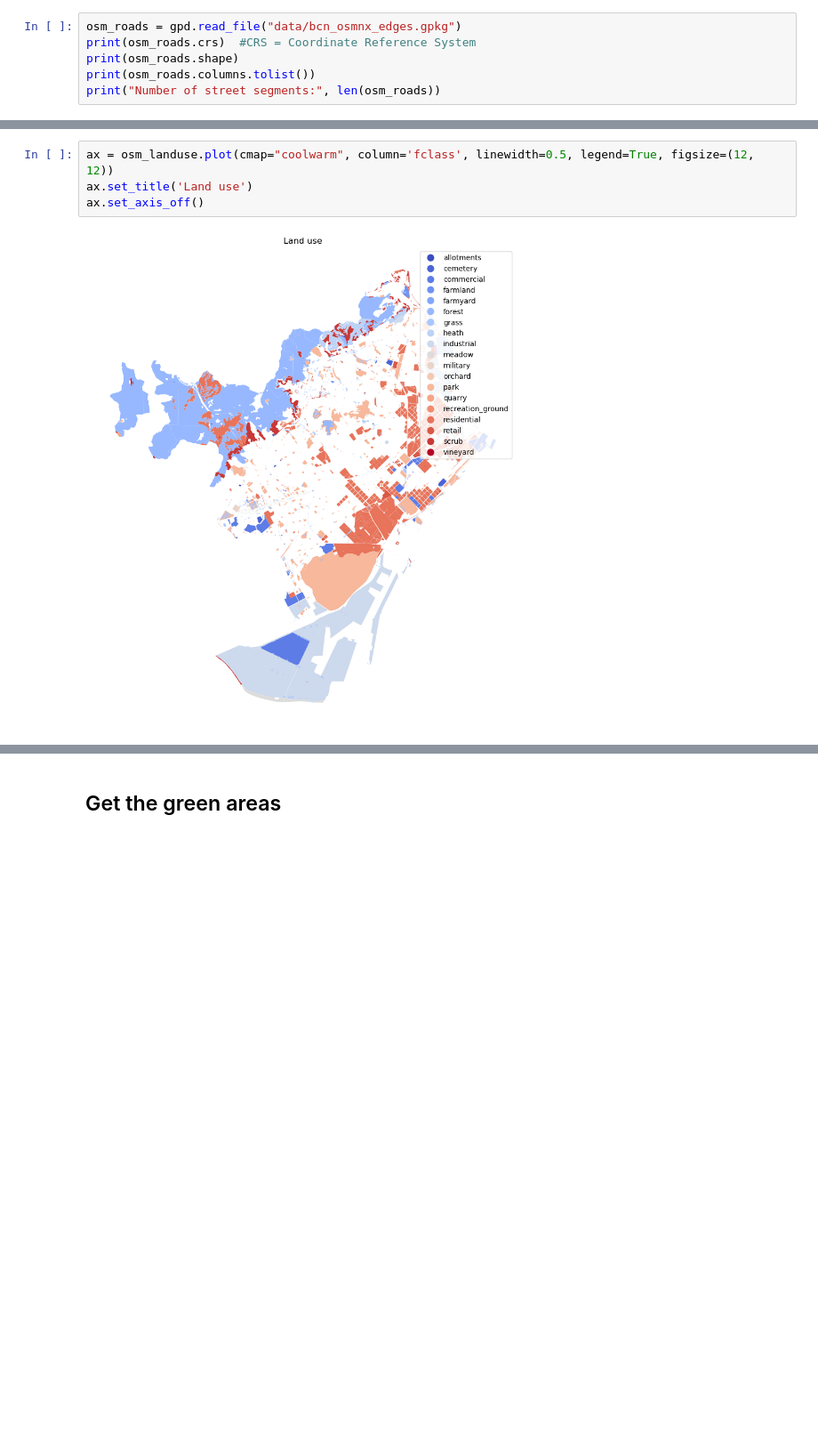
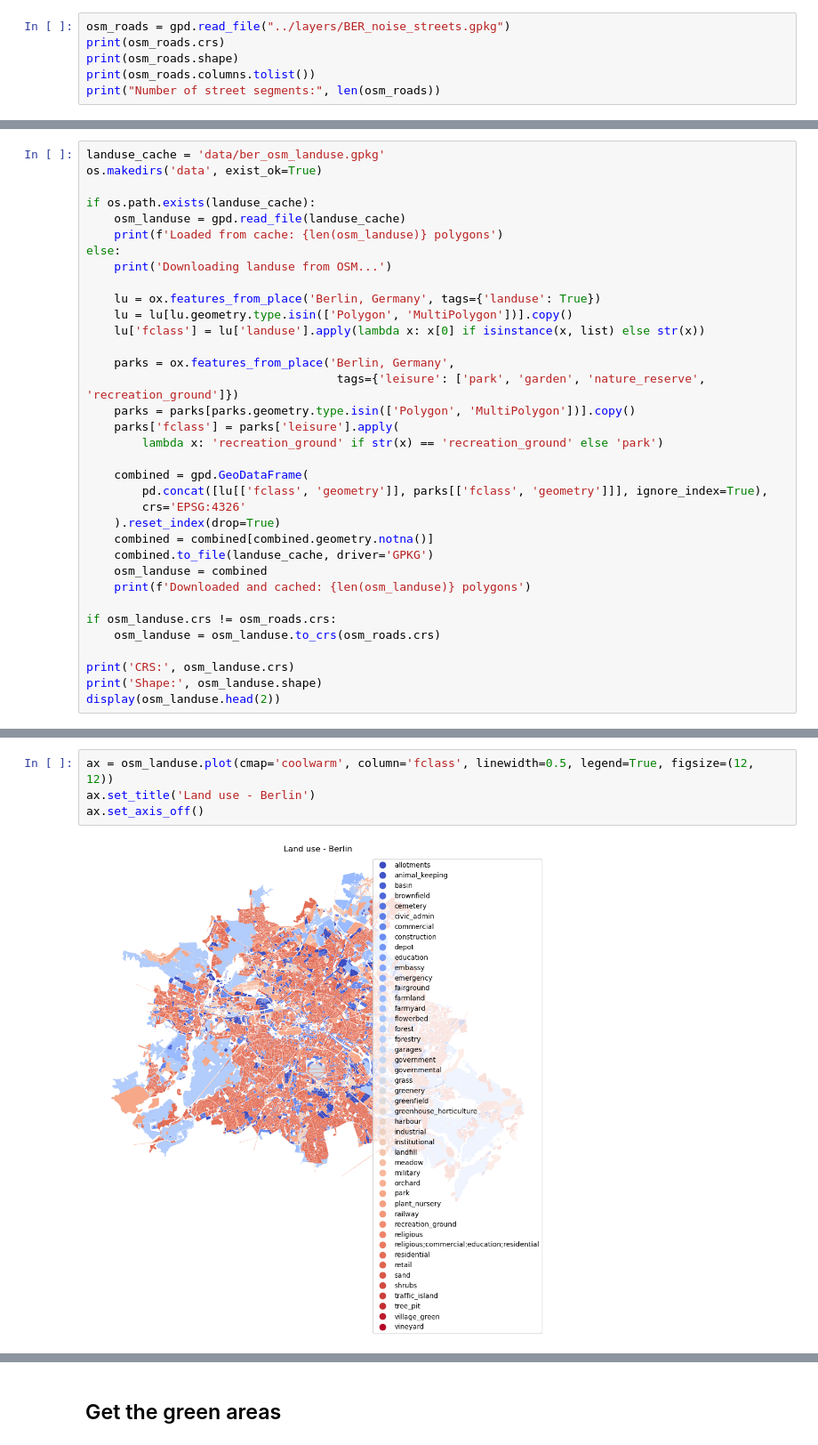
Before and after one commit to AndreaCutroni/ML-Noise-Prediction, a Jupyter notebook: deployment/Berlin/notebooks/BER_OSM_landuse.ipynb, the cells around one changed output, grey strips where cells are left out. Shown at 89% size. Drawn from its saved outputs; the diff is of its cells as text; blank space fills up the shorter version.

Commit message:
UPDATE LAND USE FOR BERLIN

```diff
--- a/deployment/Berlin/notebooks/BER_OSM_landuse.ipynb
+++ b/deployment/Berlin/notebooks/BER_OSM_landuse.ipynb
@@ -11,6 +16,6 @@ import os
 # %%
-osm_roads = gpd.read_file("data/bcn_osmnx_edges.gpkg")
-print(osm_roads.crs)  #CRS = Coordinate Reference System
+osm_roads = gpd.read_file("../layers/BER_noise_streets.gpkg")
+print(osm_roads.crs)
 print(osm_roads.shape)
 print(osm_roads.columns.tolist())
 print("Number of street segments:", len(osm_roads))
@@ -40,0 +29,35 @@ Number of land use polygons: 4676
+# %%
+landuse_cache = 'data/ber_osm_landuse.gpkg'
+os.makedirs('data', exist_ok=True)
+
+if os.path.exists(landuse_cache):
+    osm_landuse = gpd.read_file(landuse_cache)
+    print(f'Loaded from cache: {len(osm_landuse)} polygons')
+else:
+    print('Downloading landuse from OSM...')
+
+    lu = ox.features_from_place('Berlin, Germany', tags={'landuse': True})
+    lu = lu[lu.geometry.type.isin(['Polygon', 'MultiPolygon'])].copy()
+    lu['fclass'] = lu['landuse'].apply(lambda x: x[0] if isinstance(x, list) else str(x))
+
+    parks = ox.features_from_place('Berlin, Germany',
+                                    tags={'leisure': ['park', 'garden', 'nature_reserve', 'recreation_ground']})
+    parks = parks[parks.geometry.type.isin(['Polygon', 'MultiPolygon'])].copy()
+    parks['fclass'] = parks['leisure'].apply(
+        lambda x: 'recreation_ground' if str(x) == 'recreation_ground' else 'park')
+
+    combined = gpd.GeoDataFrame(
+        pd.concat([lu[['fclass', 'geometry']], parks[['fclass', 'geometry']]], ignore_index=True),
+        crs='EPSG:4326'
+    ).reset_index(drop=True)
+    combined = combined[combined.geometry.notna()]
+    combined.to_file(landuse_cache, driver='GPKG')
+    osm_landuse = combined
+    print(f'Downloaded and cached: {len(osm_landuse)} polygons')
+
+if osm_landuse.crs != osm_roads.crs:
+    osm_landuse = osm_landuse.to_crs(osm_roads.crs)
+
+print('CRS:', osm_landuse.crs)
+print('Shape:', osm_landuse.shape)
+display(osm_landuse.head(2))
@@ -41,6 +72,6 @@ Number of land use polygons: 4676
 # %%
-ax = osm_landuse.plot(cmap="coolwarm", column='fclass', linewidth=0.5, legend=True, figsize=(12, 12))
-ax.set_title('Land use')
+ax = osm_landuse.plot(cmap='coolwarm', column='fclass', linewidth=0.5, legend=True, figsize=(12, 12))
+ax.set_title('Land use - Berlin')
 ax.set_axis_off()
 # %% [output]
-[figure, old version]
+[figure, new version]
```
Also changed, not shown: parts of 24 cells of this notebook.
